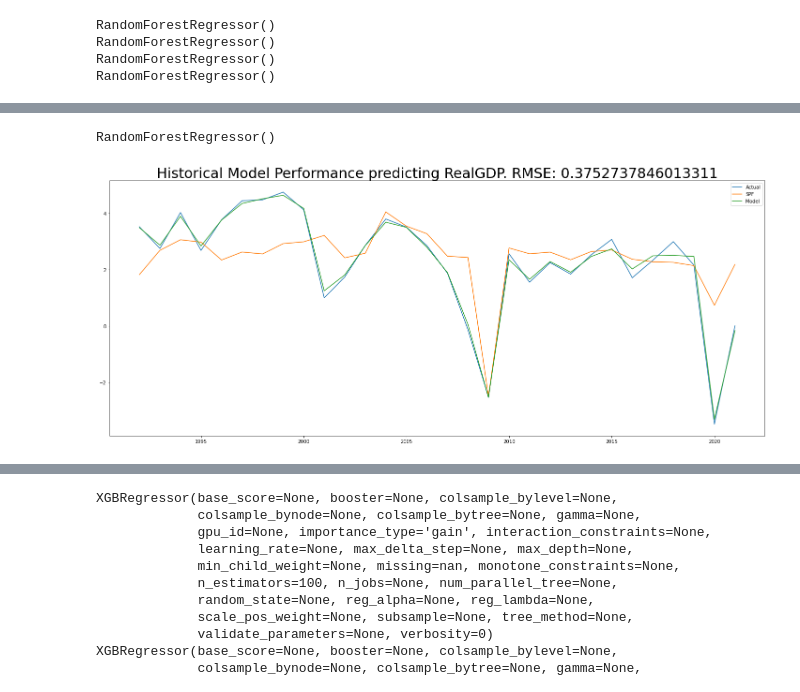
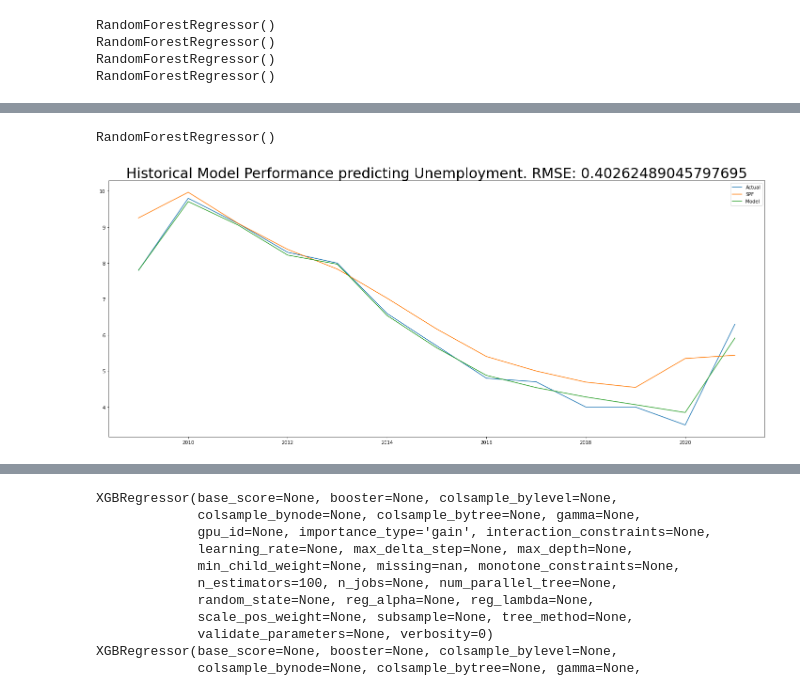
Before and after one commit to mbearw-berkeley/W210-Capstone, a Jupyter notebook: models/RegressionModel Class notebook.ipynb, the cells around one changed output, grey strips where cells are left out. Saved outputs shown, nothing was run; the diff lists cells and outputs as text; code cells hidden in the pictures.

```diff
--- a/models/RegressionModel Class notebook.ipynb
+++ b/models/RegressionModel Class notebook.ipynb
@@ -230,5 +230,5 @@ rf.get_feature_importance("Unemployment")
 # %%
-grouped = rf.annual_performance("RealGDP")
+grouped = rf.annual_performance("Unemployment")
 # %% [output]
 RandomForestRegressor()
-[figure, old version]
+[figure, new version]
```
Also changed, not shown: parts of 12 cells of this notebook, 35 other files.
